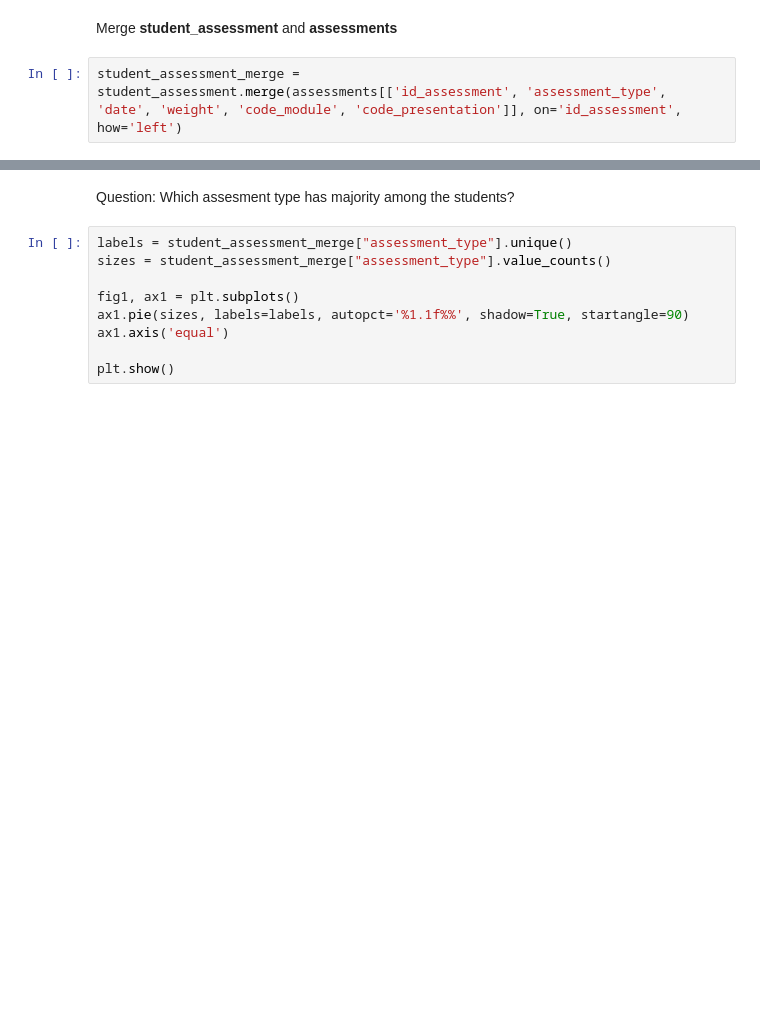
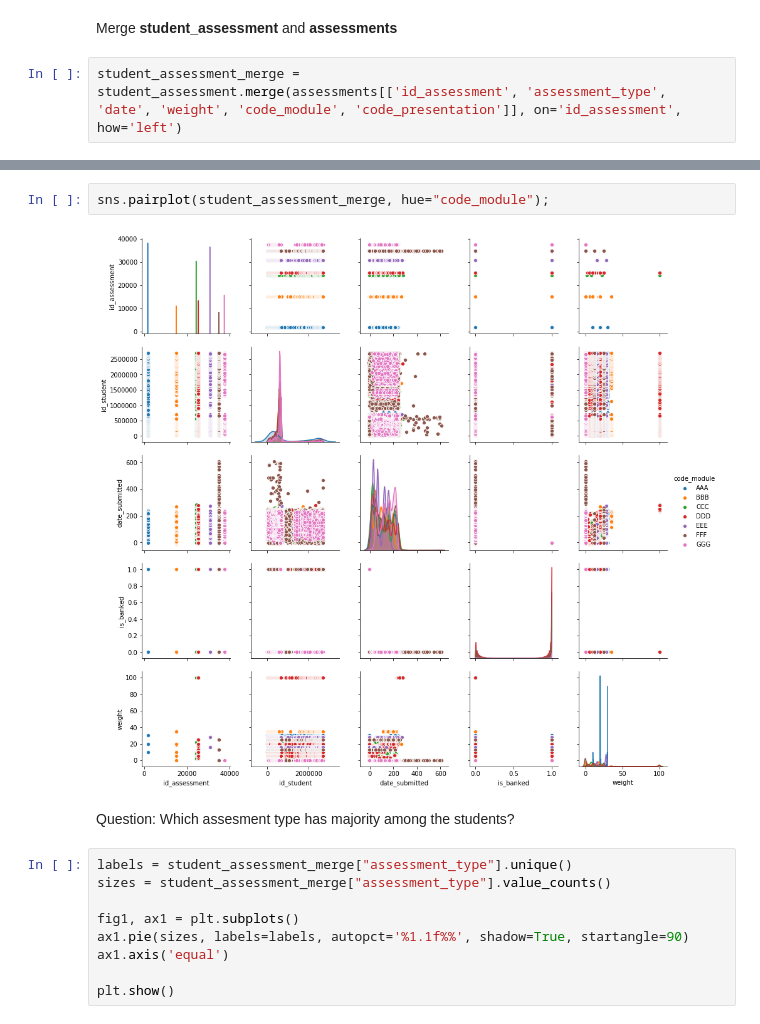
Before and after one commit to rayansami/behaviour-analysis, a Jupyter notebook: Analyzing_Open_University_Learning_Analytics_Dataset.ipynb, the cells around one changed output, grey strips where cells are left out. Saved outputs shown, nothing was run; the diff lists cells and outputs as text; blank space fills up the shorter version.

```diff
--- a/Analyzing_Open_University_Learning_Analytics_Dataset.ipynb
+++ b/Analyzing_Open_University_Learning_Analytics_Dataset.ipynb
@@ -440,3 +483,7 @@ student_assessment_merge.head()
+# %%
+sns.pairplot(student_assessment_merge, hue="code_module");
+# %% [output]
+[figure, added]
 # %% [markdown]
 Question: Which assesment type has majority among the students?
 # %%
```
Also changed, not shown: parts of 12 cells of this notebook.
